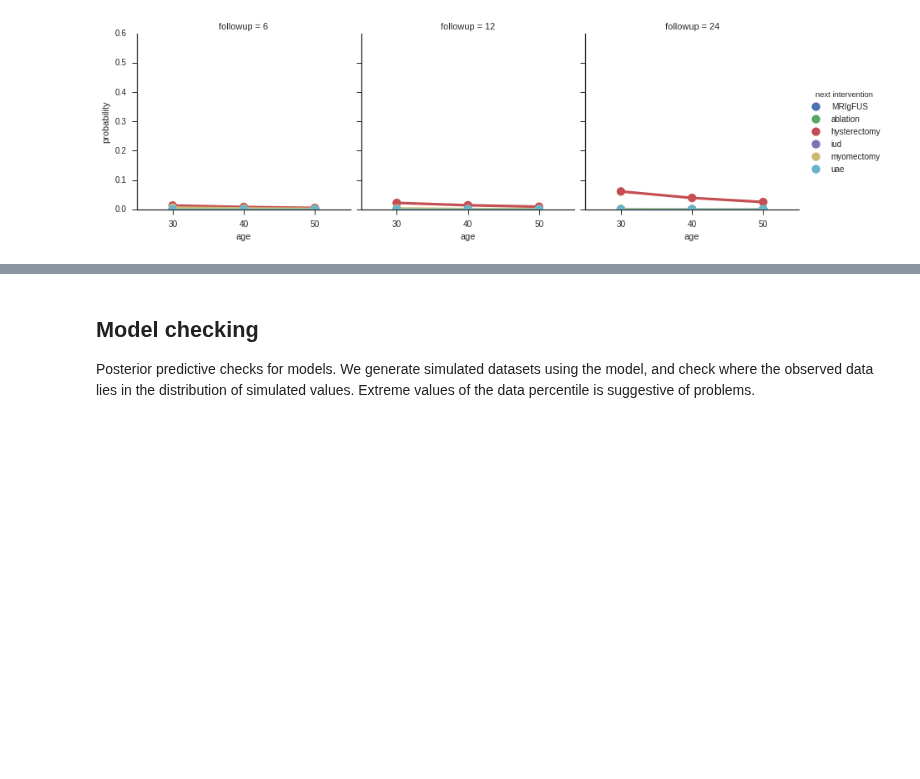
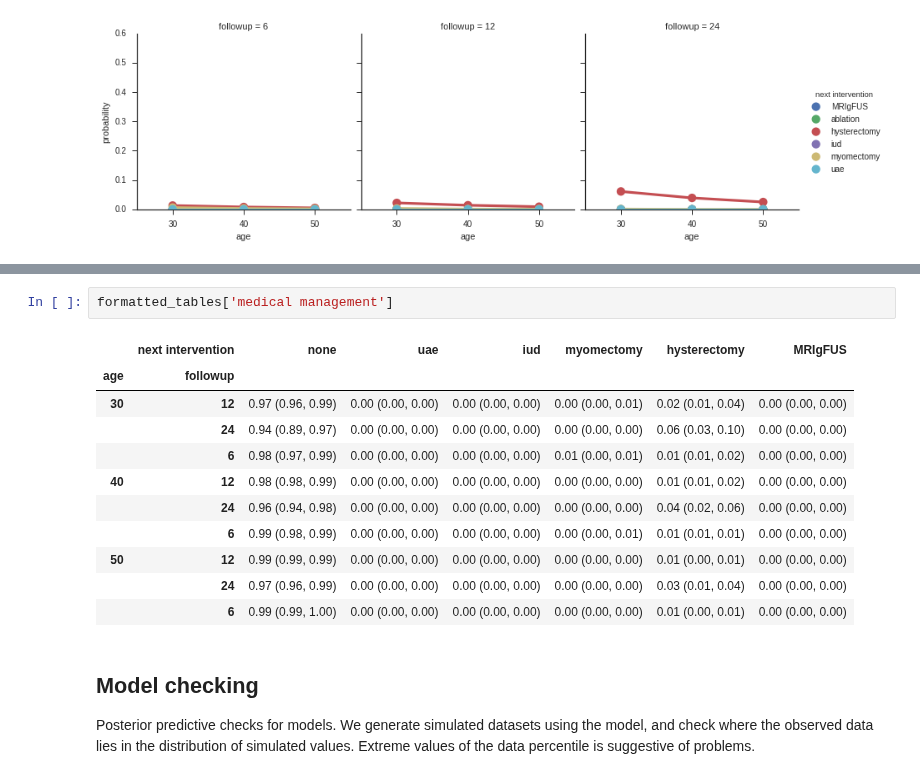
Before and after one commit to VanderbiltPopHealthSci/uterine_fibroids_MA, a Jupyter notebook: UF Interventions Meta-analysis.ipynb, the cells around one changed output, grey strips where cells are left out. Drawn from its saved outputs; the diff is of its cells as text; blank space fills up the shorter version.

```diff
--- a/UF Interventions Meta-analysis.ipynb
+++ b/UF Interventions Meta-analysis.ipynb
@@ -820,3 +903,17 @@ factorplot(med_manage_table)
+# %%
+formatted_tables['medical management']
+# %% [output]
+|  | next intervention | none | uae | iud | myomectomy | hysterectomy | MRIgFUS |
+| age | followup |  |  |  |  |  |  |
+| 30 | 12 | 0.97 (0.96, 0.99) | 0.00 (0.00, 0.00) | 0.00 (0.00, 0.00) | 0.00 (0.00, 0.01) | 0.02 (0.01, 0.04) | 0.00 (0.00, 0.00) |
+|  | 24 | 0.94 (0.89, 0.97) | 0.00 (0.00, 0.00) | 0.00 (0.00, 0.00) | 0.00 (0.00, 0.00) | 0.06 (0.03, 0.10) | 0.00 (0.00, 0.00) |
+|  | 6 | 0.98 (0.97, 0.99) | 0.00 (0.00, 0.00) | 0.00 (0.00, 0.00) | 0.01 (0.00, 0.01) | 0.01 (0.01, 0.02) | 0.00 (0.00, 0.00) |
+| 40 | 12 | 0.98 (0.98, 0.99) | 0.00 (0.00, 0.00) | 0.00 (0.00, 0.00) | 0.00 (0.00, 0.00) | 0.01 (0.01, 0.02) | 0.00 (0.00, 0.00) |
+|  | 24 | 0.96 (0.94, 0.98) | 0.00 (0.00, 0.00) | 0.00 (0.00, 0.00) | 0.00 (0.00, 0.00) | 0.04 (0.02, 0.06) | 0.00 (0.00, 0.00) |
+|  | 6 | 0.99 (0.98, 0.99) | 0.00 (0.00, 0.00) | 0.00 (0.00, 0.00) | 0.00 (0.00, 0.01) | 0.01 (0.01, 0.01) | 0.00 (0.00, 0.00) |
+| 50 | 12 | 0.99 (0.99, 0.99) | 0.00 (0.00, 0.00) | 0.00 (0.00, 0.00) | 0.00 (0.00, 0.00) | 0.01 (0.00, 0.01) | 0.00 (0.00, 0.00) |
+|  | 24 | 0.97 (0.96, 0.99) | 0.00 (0.00, 0.00) | 0.00 (0.00, 0.00) | 0.00 (0.00, 0.00) | 0.03 (0.01, 0.04) | 0.00 (0.00, 0.00) |
+|  | 6 | 0.99 (0.99, 1.00) | 0.00 (0.00, 0.00) | 0.00 (0.00, 0.00) | 0.00 (0.00, 0.00) | 0.01 (0.00, 0.01) | 0.00 (0.00, 0.00) |
 # %% [markdown]
 ## Model checking
 
```
Also changed, not shown: parts of 14 cells of this notebook.
